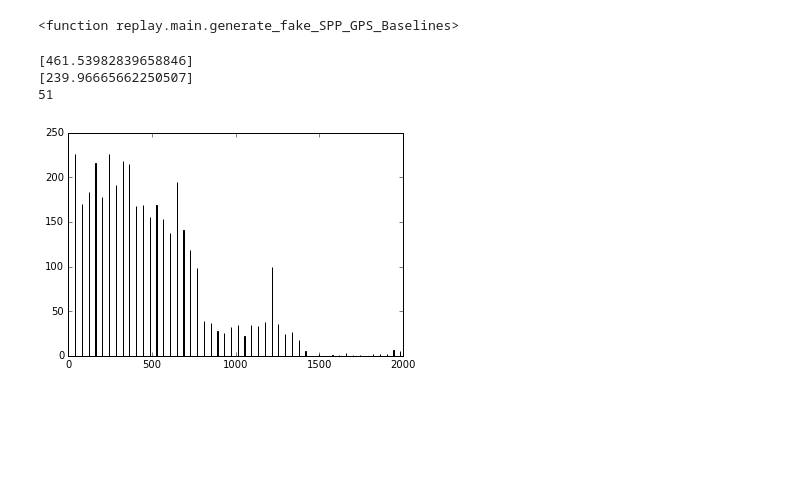
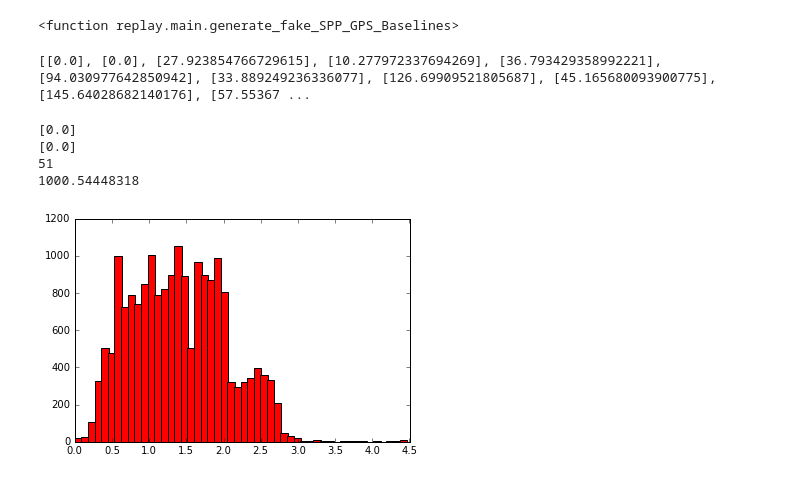
Before and after one commit to njoubert/spooky, a Jupyter notebook: experiments/ipython/31 - NJ - Generating GPS vs RTK Error Plots for SIGASIA.ipynb, the cells around one changed output. Cells and saved outputs as stored; diff of their text form; code cells hidden in the pictures; blank space fills up the shorter version.

Commit message:
Histograms for position error of RTK vs Normal GPS

```diff
--- a/experiments/ipython/31 - NJ - Generating GPS vs RTK Error Plots for SIGASIA.ipynb
+++ b/experiments/ipython/31 - NJ - Generating GPS vs RTK Error Plots for SIGASIA.ipynb
@@ -56,15 +58,58 @@ for nextState in l:
 # %%
 errorNED = []
 errorNE  = []
+startTime = None
+lastTime = 0
 for nextState in l:
+    if not startTime:
+        startTime = nextState["_timestamp"]
+    lastTime = nextState["_timestamp"]
     if "base_station" in nextState and "surveyed_pos" in nextState["base_station"]:
         for p in ['192.168.2.51','192.168.2.52']:
             person = nextState[p]
             real_baseline = np.array([float(person["MsgBaselineNED"]['n']), float(person["MsgBaselineNED"]['e']), float(person["MsgBaselineNED"]['d'])])
             calib_rel_ned = np.array([float(person["SPPGPSBaseline_calibrated"]['n']),float(person["SPPGPSBaseline_calibrated"]['e']),float(person["SPPGPSBaseline_calibrated"]['d'])])
-            calib_rel_ned = np.array([float(person["SPPGPSBaseline"]['n']),float(person["SPPGPSBaseline"]['e']),float(person["SPPGPSBaseline"]['d'])])
+            uncalib_rel_ned = np.array([float(person["SPPGPSBaseline"]['n']),float(person["SPPGPSBaseline"]['e']),float(person["SPPGPSBaseline"]['d'])])
 
             localError = linalg.norm(real_baseline - calib_rel_ned)
             errorNED.append([localError])
             localNEError = linalg.norm(real_baseline[0:1] - calib_rel_ned[0:1])
             errorNE.append([localNEError])
+print errorNED
+# %% [output]
+[[0.0], [0.0], [27.923854766729615], [10.277972337694269], [36.793429358992221], [94.030977642850942], [33.889249236336077], [126.69909521805687], [45.165680093900775], [145.64028682140176], [57.55367 ...
+# %%
+### GLOBAL_POSITION_INT CONTAINS THE RESULTING *FUSED* POSITION.
+### THUS, THIS IS USING A NORMAL GPS ASSISTED WITH AN IMU AND BAROMETER
+
+def get_errors_from_log(logname):
+    l = log_graph.loadLog(logname)
+    replay.main.reset_fake_calib()
+    for nextState in l:
+        replay.main.generate_fake_SPP_GPS_Baselines(nextState,verbose=False)
+
+    errorNED = []
+    errorNE  = []
+    startTime = None
+    lastTime = 0
+    for nextState in l:
+        if "base_station" in nextState and "surveyed_pos" in nextState["base_station"]:
+            if not startTime:
+                startTime = nextState["_timestamp"]
+            lastTime = nextState["_timestamp"]
+            for p in ['192.168.2.51','192.168.2.52']:
+                person = nextState[p]
+                if "MsgBaselineNED" in person and person["MsgBaselineNED"]["flags"] == 1:
+
+                    real_baseline = np.array([float(person["MsgBaselineNED"]['n']), float(person["MsgBaselineNED"]['e']), float(person["MsgBaselineNED"]['d'])])
+                    calib_rel_ned = np.array([float(person["SPPGPSBaseline_calibrated"]['n']),float(person["SPPGPSBaseline_calibrated"]['e']),float(person["SPPGPSBaseline_calibrated"]['d'])])
+                    uncalib_rel_ned = np.array([float(person["SPPGPSBaseline"]['n']),float(person["SPPGPSBaseline"]['e']),float(person["SPPGPSBaseline"]['d'])])
+
+                    real_baseline = real_baseline / 1000.0
+                    calib_rel_ned = calib_rel_ned / 1000.0
+
+                    localError = linalg.norm(real_baseline - calib_rel_ned)
+                    errorNED.append([localError])
+                    localNEError = linalg.norm(real_baseline[0:1] - calib_rel_ned[0:1])
+                    errorNE.append([localNEError])
+    return errorNE, errorNED, lastTime - startTime
@@ -71,15 +129,18 @@ for nextState in l:
 # %%
-print errorNED[1000]
-print errorNE[1000]
-n, bins = np.histogram(errorNE, bins=50, density=None)
+errorNE, errorNED, loglength = get_errors_from_log("/Users/njoubert/Code/spooky/logs/state0001091.pickle")
 
+print errorNED[0]
+print errorNE[0]
+n, bins = np.histogram(errorNED, bins=50, density=None)
 
 print len(bins)
 
 fig, ax = plt.subplots()
-rects1 = ax.bar(bins[0:50], n, 1, color='r')
+rects1 = ax.bar(bins[0:50], n, 0.1, color='r')
+print loglength
 # %% [output]
-[461.53982839658846]
-[239.96665662250507]
+[0.0]
+[0.0]
 51
+1000.54448318
-[figure, old version]
+[figure, new version]
```
Also changed, not shown: parts of 16 cells of this notebook, 5 other files.
